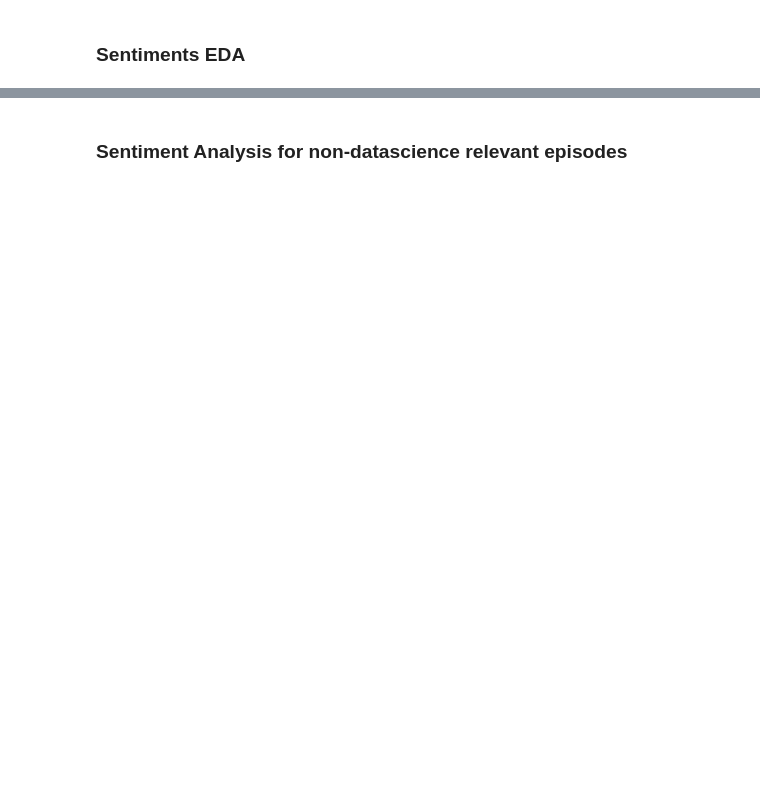
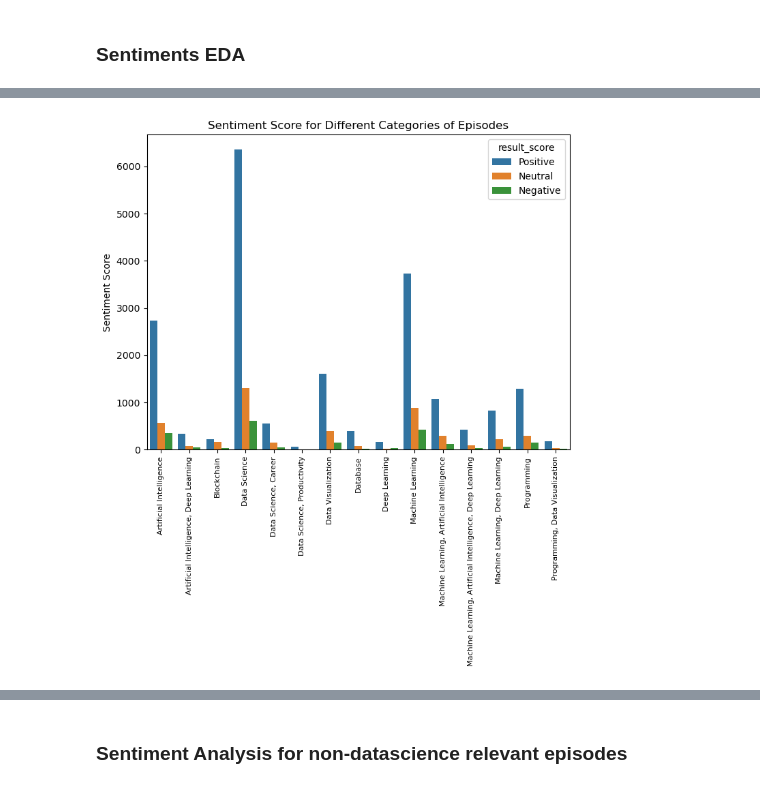
Before and after one commit to ashamaheshwari/SDS_podcast_analysis, a Jupyter notebook: notebooks/Sentiment Analysis.ipynb, the cells around one changed output, grey strips where cells are left out. Cells and saved outputs as stored; diff of their text form; code cells hidden in the pictures; blank space fills up the shorter version.

```diff
--- a/notebooks/Sentiment Analysis.ipynb
+++ b/notebooks/Sentiment Analysis.ipynb
@@ -212,0 +309,2 @@ sds_sentiments = pd.read_csv('../data/sds_ds_sentiments.csv')
+# %%
+guest_sentiment_score = guest_sentiments.groupby(['class'])['result_score'].value_counts().reset_index(name='count')
@@ -212,0 +324,9 @@ sds_sentiments = pd.read_csv('../data/sds_ds_sentiments.csv')
+# %%
+plt.figure(figsize = (8,6))
+sns.barplot(guest_sentiment_score, x = 'class', y = 'count', hue = 'result_score')
+plt.ylabel('Sentiment Score')
+plt.xlabel('')
+plt.xticks(rotation = 90, fontsize = 8)
+plt.title('Sentiment Score for Different Categories of Episodes');
+# %% [output]
+[figure, added]
```
Also changed, not shown: parts of 53 cells of this notebook, 2 other files.
